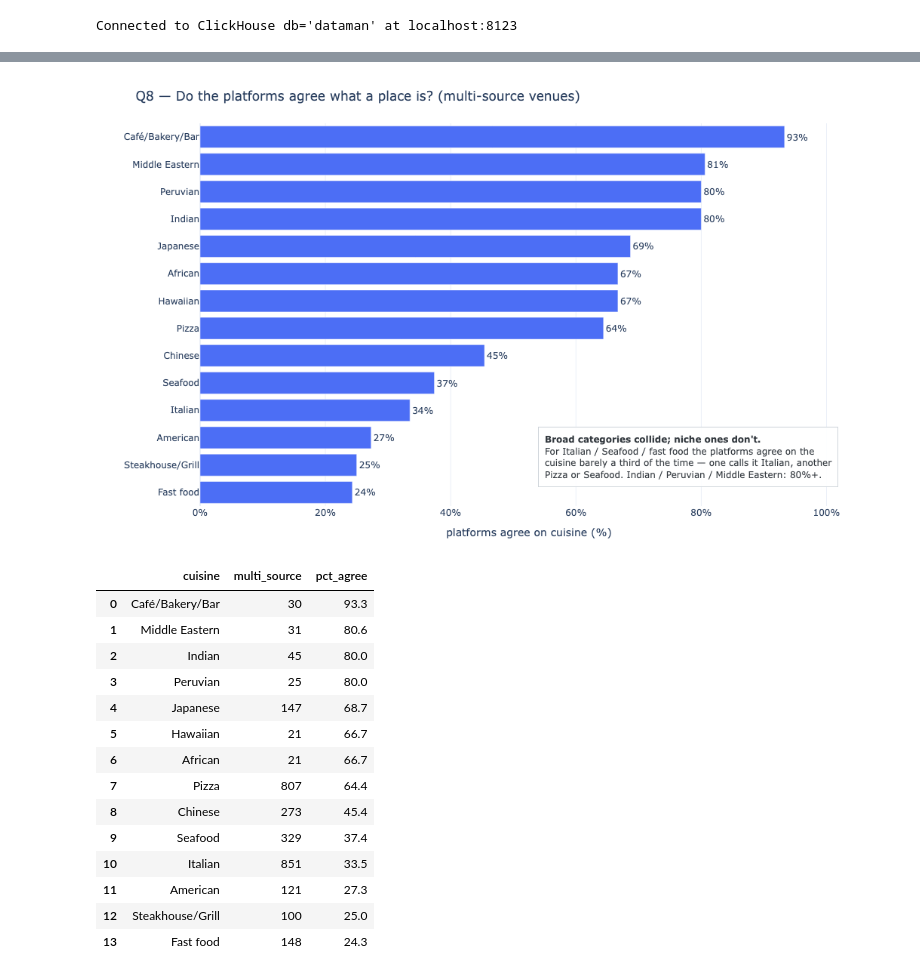
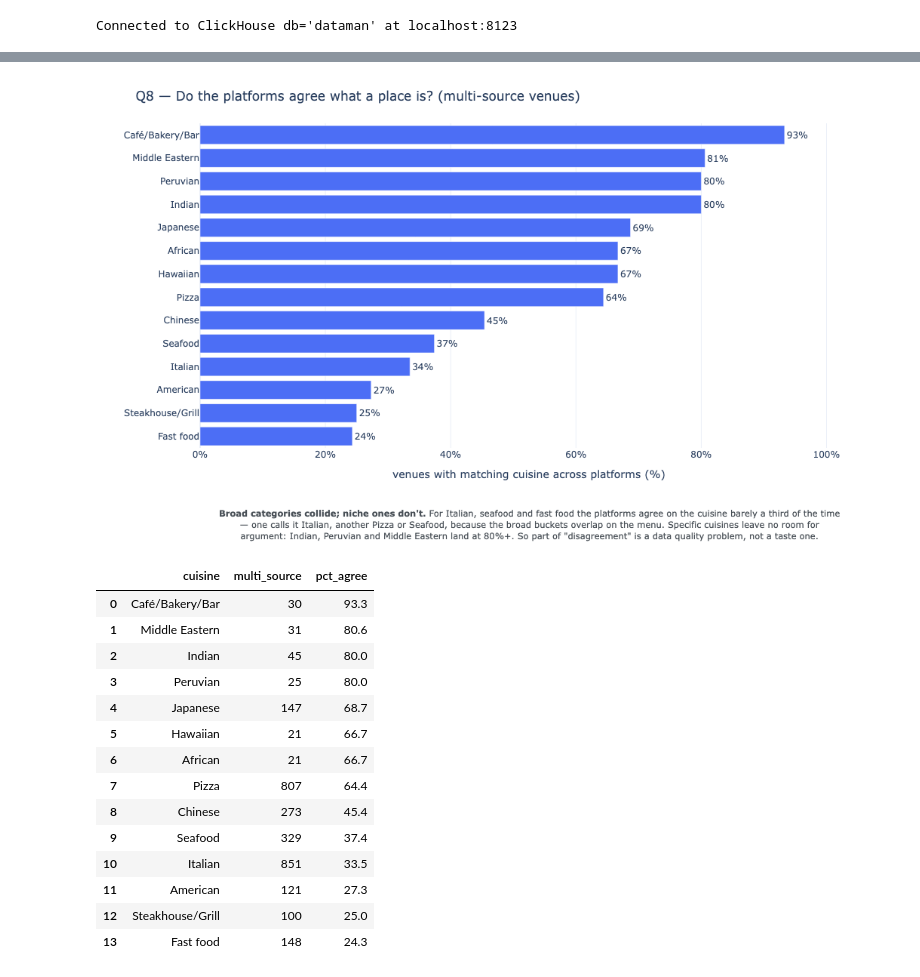
Before and after one commit to Laimon99/data-management-project, a Jupyter notebook: notebooks/q08_cuisine.ipynb, the cells around one changed output, grey strips where cells are left out. Saved outputs shown, nothing was run; the diff lists cells and outputs as text; code cells hidden in the pictures.

```diff
--- a/notebooks/q08_cuisine.ipynb
+++ b/notebooks/q08_cuisine.ipynb
@@ -29,0 +20,26 @@ labels: 73 raw -> 31 canonical buckets
+# %%
+# The data-fix story gets its own image: cuisine coverage before vs after
+# reconciling all three platform vocabularies into one canonical taxonomy.
+cov = publish(run(queries.q8_coverage()), "q8_cuisine_coverage",
+              "Q8 — Cuisine coverage before/after canonical reconciliation.").iloc[0]
+
+# Shared style for centered, on-figure footnote captions (house style).
+FOOT = dict(xref="paper", yref="paper", x=0.5, xanchor="center", yanchor="top",
+            align="center", showarrow=False, font=dict(size=11.5, color="#495057"))
+
+fig0 = go.Figure()
+for name, val, col in [("Old: first TA/TF label", cov.pct_old, "#ADB5BD"),
+                       ("Canonical: all 3 reconciled", cov.pct_canonical, "#4C6EF5")]:
+    fig0.add_bar(x=[val], y=[name], orientation="h", marker_color=col, width=0.5,
+                 text=[f"{val:.0f}%"], textposition="outside")
+fig0.add_annotation(y=-0.32, **FOOT,
+    text=(f"<b>One canonical taxonomy nearly tripled cuisine coverage.</b> The old field took only "
+          f"Tripadvisor/TheFork's first label and split<br>the same cuisine across spellings; mapping every "
+          f"raw label to one shared list and reconciling all three vocabularies per<br>venue lifted coverage "
+          f"{cov.pct_old:.0f}% → {cov.pct_canonical:.0f}% ({int(cov.old_distinct_labels)} raw labels "
+          f"→ {int(cov.canonical_buckets)} buckets) — Google's near-complete cuisine field finally counts."))
+fig0.update_xaxes(title="venues with a usable cuisine (%)", ticksuffix="%", range=[0, 105])
+fig0.update_layout(title="Q8 — Cuisine coverage before vs after canonical reconciliation",
+                   template="plotly_white", showlegend=False,
+                   width=1000, height=380, margin=dict(l=210, r=40, t=60, b=130))
+fig0.show()
@@ -99,27 +235,26 @@ d
 # %%
 # Bonus finding: do the platforms even agree what a place *is*? For venues carrying a
 # cuisine on >= 2 platforms, how often do their primary buckets match?
 agr = publish(run(queries.q8_cuisine_agreement()), "q8_cuisine_agreement",
               "Q8 — Cross-source agreement on the primary cuisine, by bucket.")
 a = agr.sort_values("pct_agree")
 fig2 = px.bar(a, x="pct_agree", y="cuisine", orientation="h", text="pct_agree",
               template="plotly_white")
 fig2.update_traces(marker_color="#4C6EF5", texttemplate="%{text:.0f}%", textposition="outside")
-fig2.add_annotation(xref="paper", yref="paper", x=0.97, y=0.05, xanchor="right", yanchor="bottom",
-    align="left", showarrow=False, borderpad=8, borderwidth=1, bordercolor="#CED4DA",
-    bgcolor="rgba(255,255,255,0.88)", font=dict(size=12, color="#343A40"),
-    text=("<b>Broad categories collide; niche ones don't.</b><br>"
-          "For Italian / Seafood / fast food the platforms agree on the<br>"
-          "cuisine barely a third of the time — one calls it Italian, another<br>"
-          "Pizza or Seafood. Indian / Peruvian / Middle Eastern: 80%+."))
-fig2.update_xaxes(title="platforms agree on cuisine (%)", ticksuffix="%", range=[0, 105])
+fig2.add_annotation(y=-0.18, **FOOT,
+    text=("<b>Broad categories collide; niche ones don't.</b> For Italian, seafood and fast food the platforms "
+          "agree on the cuisine barely a third of the time<br>— one calls it Italian, another Pizza or Seafood, "
+          "because the broad buckets overlap on the menu. Specific cuisines leave no room for<br>argument: "
+          "Indian, Peruvian and Middle Eastern land at 80%+. So part of \"disagreement\" is a data quality "
+          "problem, not a taste one."))
+fig2.update_xaxes(title="venues with matching cuisine across platforms (%)", ticksuffix="%", range=[0, 105])
 fig2.update_yaxes(title="")
 fig2.update_layout(title="Q8 — Do the platforms agree what a place is? (multi-source venues)",
-                   width=1000, height=560, margin=dict(l=120, r=40, t=60, b=50))
+                   width=1000, height=620, margin=dict(l=120, r=40, t=60, b=130))
 fig2.show()
 agr
 # %% [output]
-[figure, old version]
+[figure, new version]
 |  | cuisine | multi_source | pct_agree |
 | 0 | Café/Bakery/Bar | 30 | 93.3 |
 | 1 | Middle Eastern | 31 | 80.6 |
```
Also changed, not shown: parts of 7 cells of this notebook, 9 other files.
